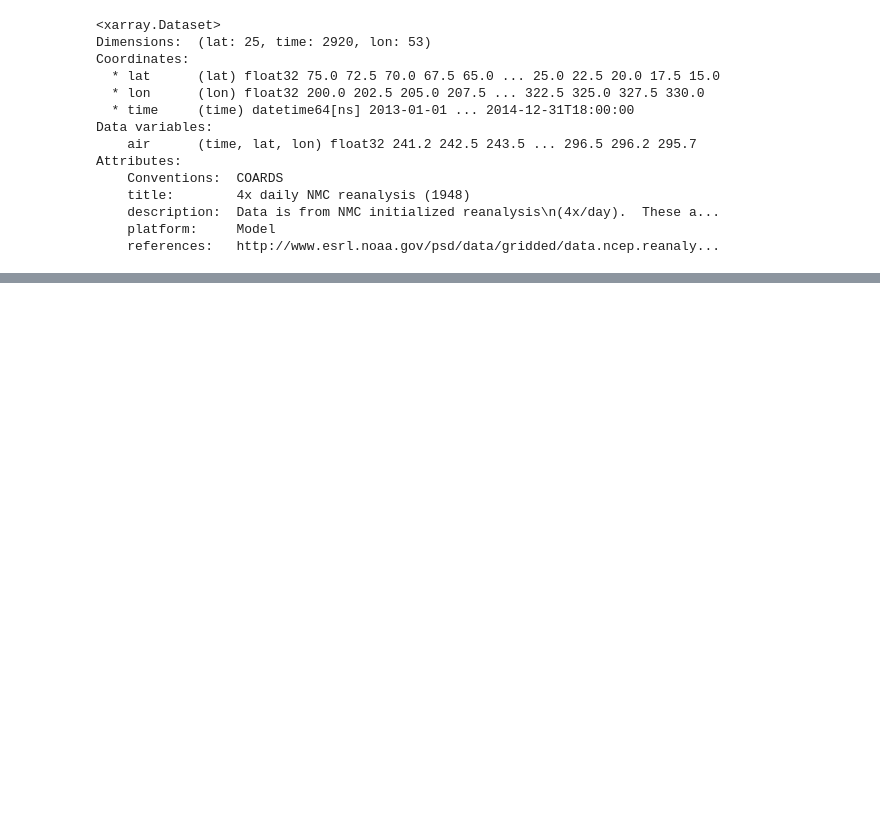
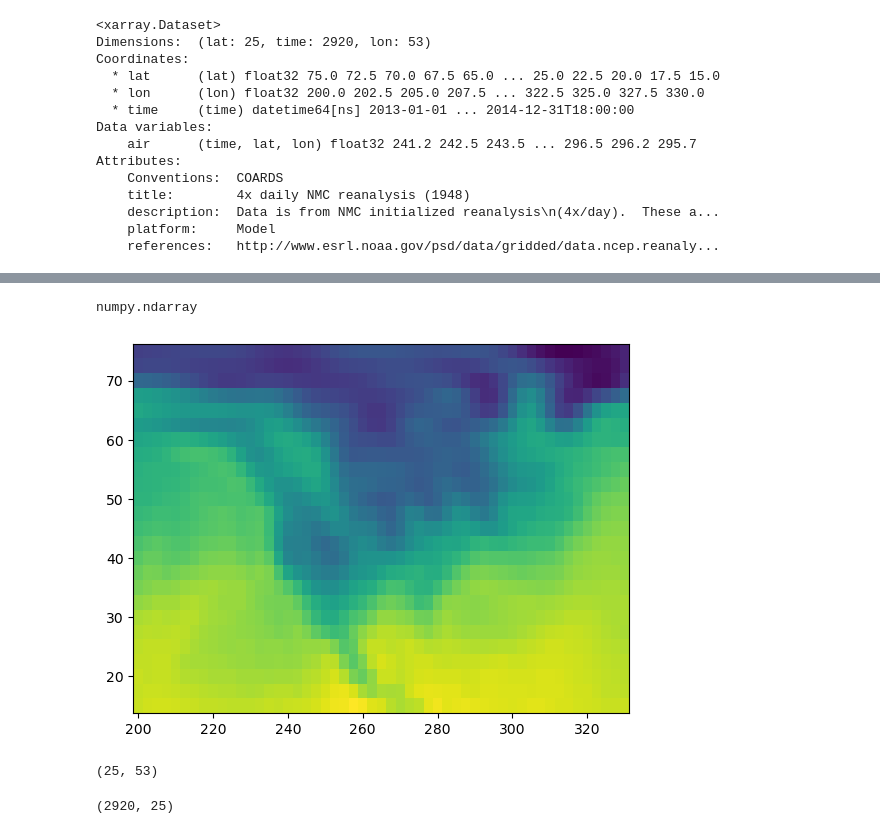
Before and after one commit to jwschmidberger/xarray_testing, a Jupyter notebook: test.ipynb, the cells around one changed output, grey strips where cells are left out. Drawn from its saved outputs; the diff is of its cells as text; code cells hidden in the pictures; blank space fills up the shorter version.

```diff
--- a/test.ipynb
+++ b/test.ipynb
@@ -23,6 +23,3 @@ Attributes:
     description:  Data is from NMC initialized reanalysis\n(4x/day).  These a...
     platform:     Model
     references:   http://www.esrl.noaa.gov/psd/data/gridded/data.ncep.reanaly...
-# %%
-ds = xr.tutorial.load_dataset("air_temperature", mask_and_scale=False)
-ds
@@ -43,0 +82,4 @@ Attributes:
+# %%
+# assign your own attributes!
+ds.air.attrs["who_is_awesome"] = "xarray"
+ds.air.attrs
@@ -43,0 +99,22 @@ Attributes:
+# %%
+type(ds.air.data)
+# %% [output]
+numpy.ndarray
+# %%
+# plot the first timestep
+lat = ds.air.lat.data  # numpy array
+lon = ds.air.lon.data  # numpy array
+temp = ds.air.data  # numpy array
+
+plt.figure()
+plt.pcolormesh(lon, lat, temp[0, :, :]);
+# %% [output]
+[figure, added]
+# %%
+temp[0, :, :].shape
+# %% [output]
+(25, 53)
+# %%
+temp.mean(axis=2).shape
+# %% [output]
+(2920, 25)
```
Also changed, not shown: parts of 13 cells of this notebook.
